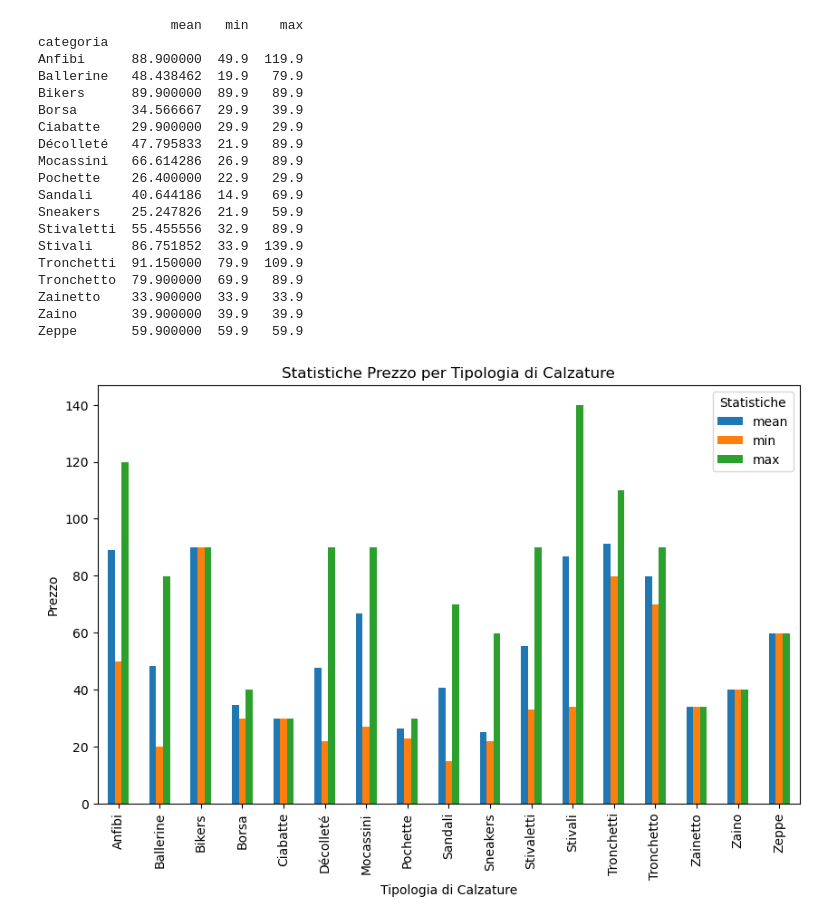
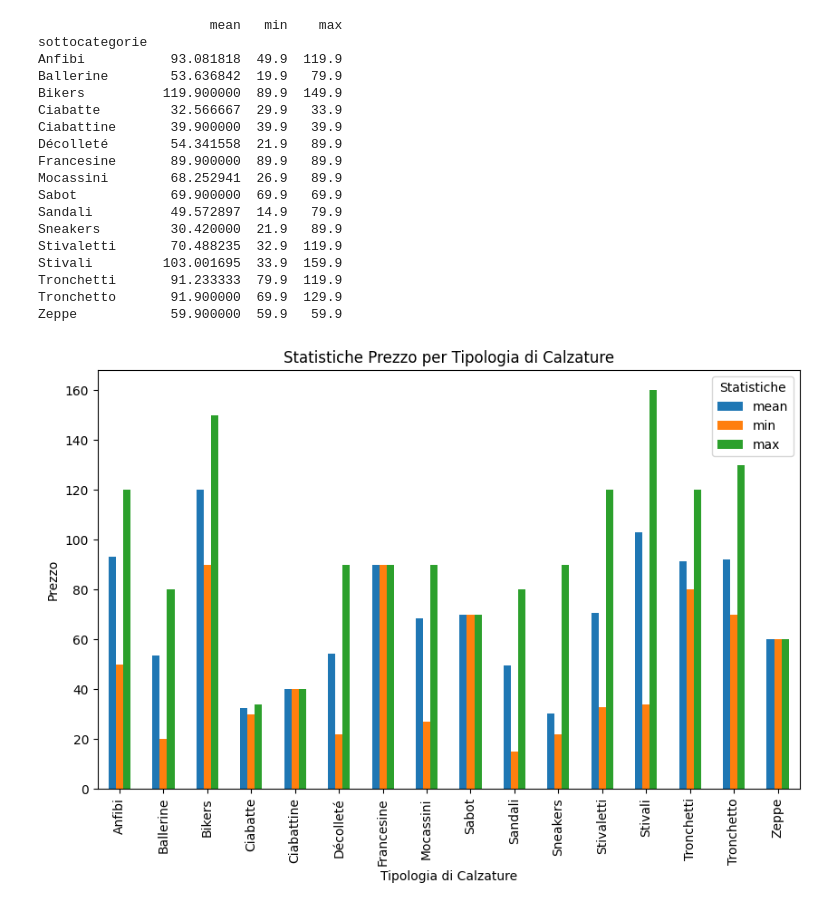
Before and after one commit to StefanoBertaccini1998/build_week_scraping, a Jupyter notebook: DeCaro1.ipynb, the cells around one changed output. Drawn from its saved outputs; the diff is of its cells as text; code cells hidden in the pictures.

Commit message:
Category update

```diff
--- a/DeCaro1.ipynb
+++ b/DeCaro1.ipynb
@@ -37,5 +37,20 @@ for modello, category, prezzo in zip(title_list,categorys_list,price_list):
     dict["prezzo"].append(prezzo)
 
 DeCaro = pd.DataFrame(dict)
+DeCaro["sottocategorie"] = DeCaro.categoria
+
+#POCHETTE Borsa ZAINO Zainetto
+category_right = ['Pochette', 'Borsa', 'Zainetto','Zaino']
+DeCaro = DeCaro[~DeCaro.categoria.isin(category_right)]
+
+#SCARPE BASSE (Mocassini, Ballerine,Francesine)
+DeCaro.categoria = DeCaro.categoria.str.replace("Mocassini","Scarpe basse").replace("Ballerine","Scarpe basse")
+#Stivali e stivaletti (Stivaletti,Stivali,Anfibi,Francesine,Sabot,Tronchetti,Tronchetti,Bikers)
+DeCaro.categoria = DeCaro.categoria.str.replace("Stivaletti","Stivali e stivaletti").replace("Stivali","Stivali e stivaletti").replace("Anfibi","Stivali e stivaletti")
+DeCaro.categoria = DeCaro.categoria.str.replace("Francesine","Stivali e stivaletti").replace("Sabot","Stivali e stivaletti").replace("Tronchetto","Stivali e stivaletti")
+DeCaro.categoria = DeCaro.categoria.str.replace("Tronchetti","Stivali e stivaletti").replace("Bikers","Stivali e stivaletti")
+#Stivali e stivaletti (Ciabatte,Ciabattine)
+DeCaro.categoria = DeCaro.categoria.str.replace("Ciabatte","Ciabatte").replace("Ciabattine","Ciabatte")
+
 DeCaro
 # %% [output]
@@ -181,31 +208,30 @@ Zeppe         1.0  59.900000        NaN  59.9  59.90  59.9   59.90   59.9
 # %%
-gruppo_categoria = DeCaro.groupby('categoria')
+gruppo_categoria = DeCaro.groupby('sottocategorie')
 statistiche_prezzo = gruppo_categoria['prezzo'].agg(['mean', 'min', 'max'])
 print(statistiche_prezzo)
 statistiche_prezzo.plot(kind='bar', figsize=(10, 6))
 plt.xlabel('Tipologia di Calzature')
 plt.ylabel('Prezzo')
 plt.title('Statistiche Prezzo per Tipologia di Calzature')
 plt.legend(title='Statistiche')
 plt.show()
 # %% [output]
-                 mean   min    max
-categoria
-Anfibi      88.900000  49.9  119.9
-Ballerine   48.438462  19.9   79.9
-Bikers      89.900000  89.9   89.9
-Borsa       34.566667  29.9   39.9
-Ciabatte    29.900000  29.9   29.9
-Décolleté   47.795833  21.9   89.9
-Mocassini   66.614286  26.9   89.9
-Pochette    26.400000  22.9   29.9
-Sandali     40.644186  14.9   69.9
-Sneakers    25.247826  21.9   59.9
-Stivaletti  55.455556  32.9   89.9
-Stivali     86.751852  33.9  139.9
-Tronchetti  91.150000  79.9  109.9
-Tronchetto  79.900000  69.9   89.9
-Zainetto    33.900000  33.9   33.9
-Zaino       39.900000  39.9   39.9
-Zeppe       59.900000  59.9   59.9
+                      mean   min    max
+sottocategorie
+Anfibi           93.081818  49.9  119.9
+Ballerine        53.636842  19.9   79.9
+Bikers          119.900000  89.9  149.9
+Ciabatte         32.566667  29.9   33.9
+Ciabattine       39.900000  39.9   39.9
+Décolleté        54.341558  21.9   89.9
+Francesine       89.900000  89.9   89.9
+Mocassini        68.252941  26.9   89.9
+Sabot            69.900000  69.9   69.9
+Sandali          49.572897  14.9   79.9
+Sneakers         30.420000  21.9   89.9
+Stivaletti       70.488235  32.9  119.9
+Stivali         103.001695  33.9  159.9
+Tronchetti       91.233333  79.9  119.9
+Tronchetto       91.900000  69.9  129.9
+Zeppe            59.900000  59.9   59.9
-[figure, old version]
+[figure, new version]
```
Also changed, not shown: parts of 14 cells of this notebook, 4 other files.
